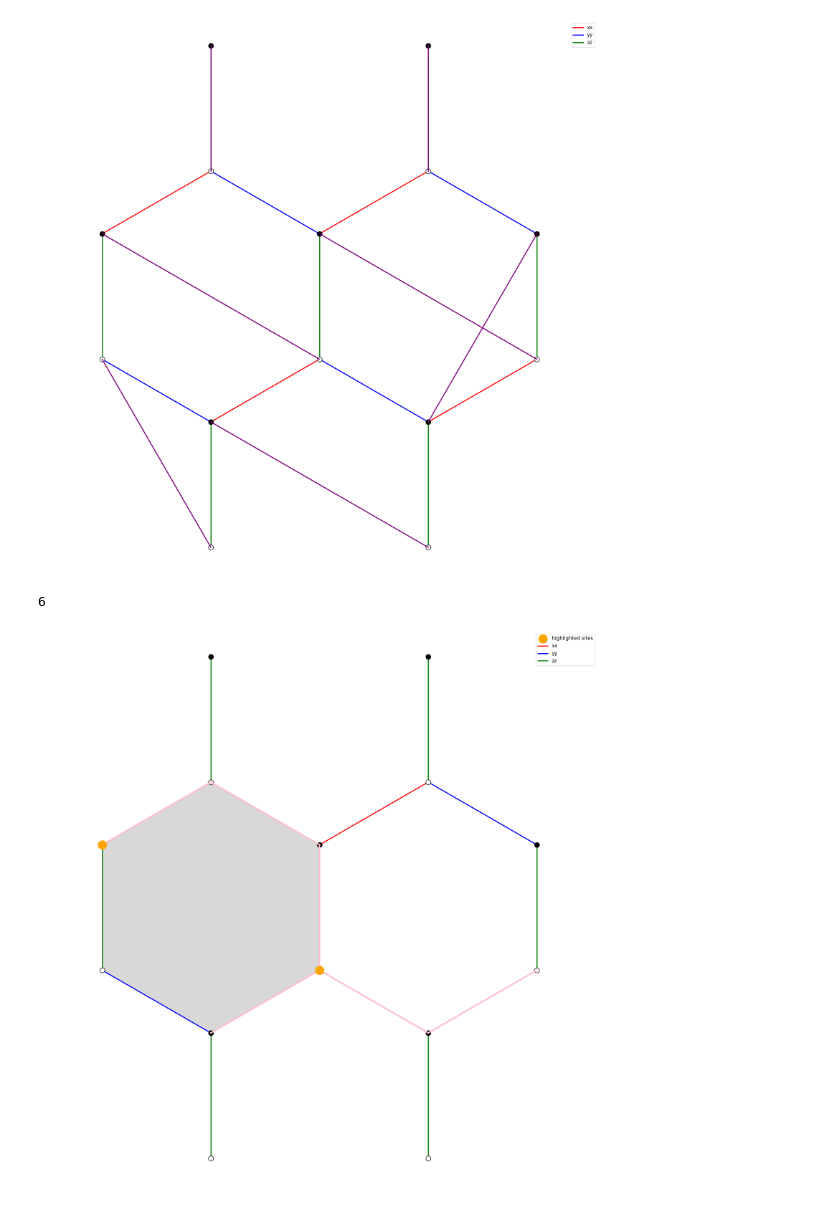
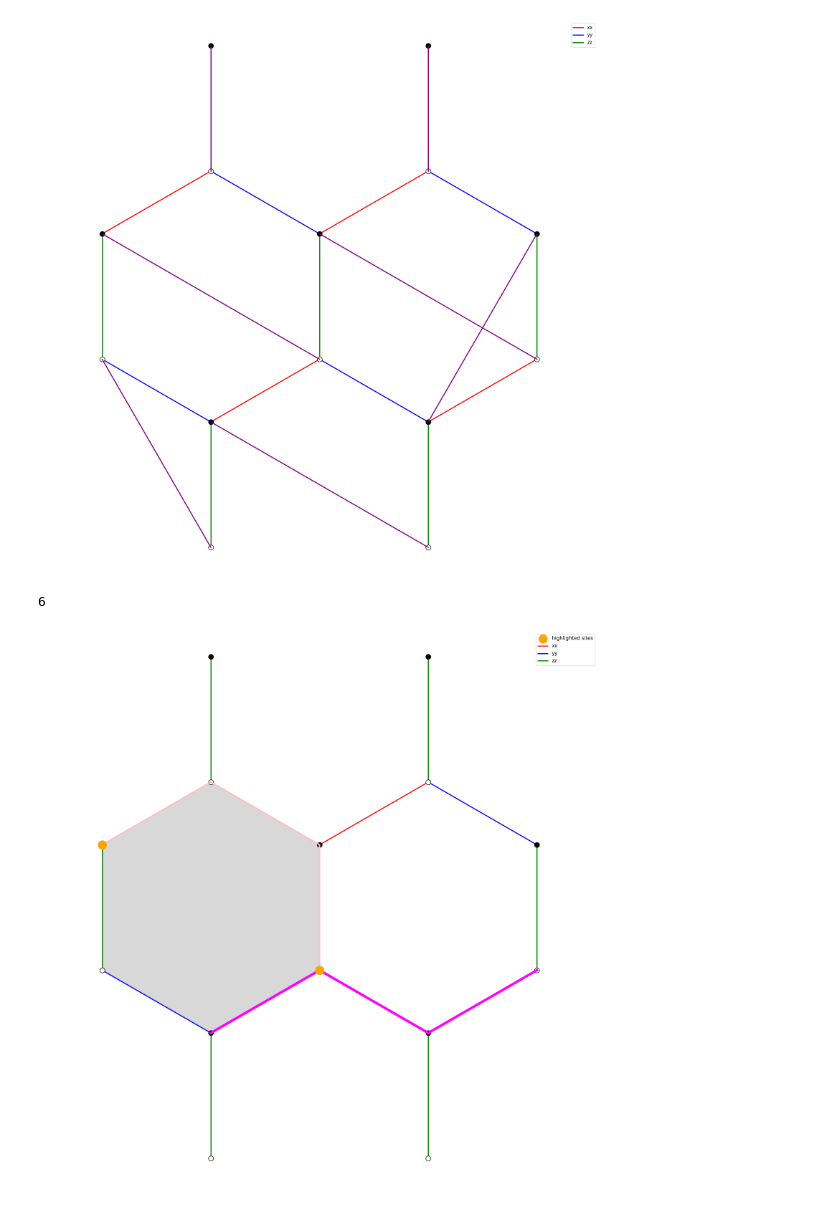
Before and after one commit to gconcheri/MasterThesis, a Jupyter notebook: fermionic_model_protrudingbonds.ipynb, the cells around one changed output. Cells and saved outputs as stored; diff of their text form; code cells hidden in the pictures.

```diff
--- a/fermionic_model_protrudingbonds.ipynb
+++ b/fermionic_model_protrudingbonds.ipynb
@@ -125,16 +125,16 @@ honey.plot_honeycomb(modell,
 # %%
 modell = site.SitesProtBonds(Npx = 2, Npy = 1, index = 3)
 
 
 prefactor, loop_indices, links_list = modell.get_small_loop()
 anyon_bonds, central_plaquette, _, _ = modell.get_anyonbonds()
 print(central_plaquette)
 honey.plot_honeycomb(modell,
-                    # plot_anyon_bonds = True,
+                    plot_anyon_bonds = True,
                     sites = loop_indices,
                     # loop = True,
                     plaquette_site = central_plaquette,
-                    otherbonds_list= links_list + anyon_bonds)
+                    otherbonds_list= links_list)
 # %% [output]
 6
-[figure, old version]
+[figure, new version]
```
Also changed, not shown: 7 other files.
